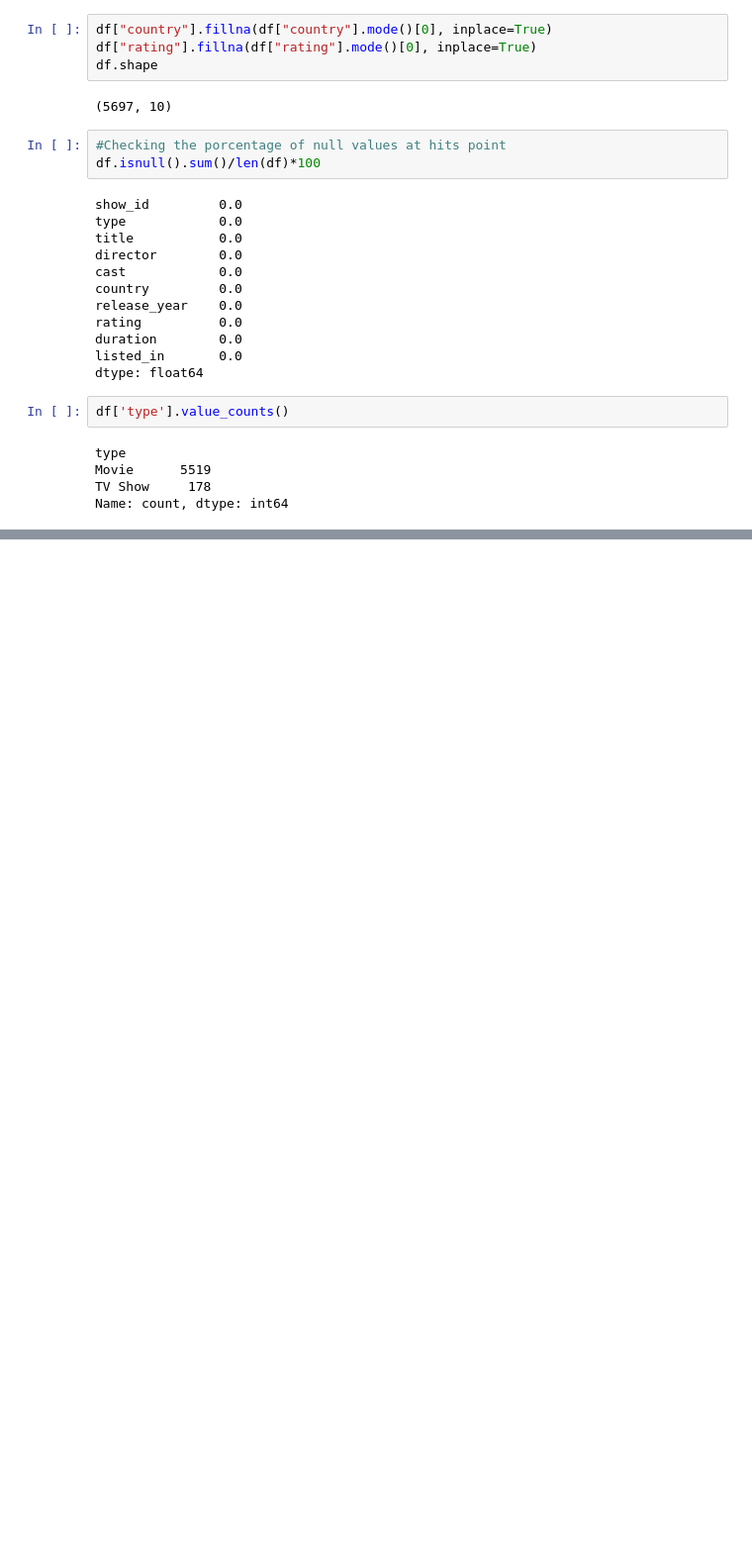
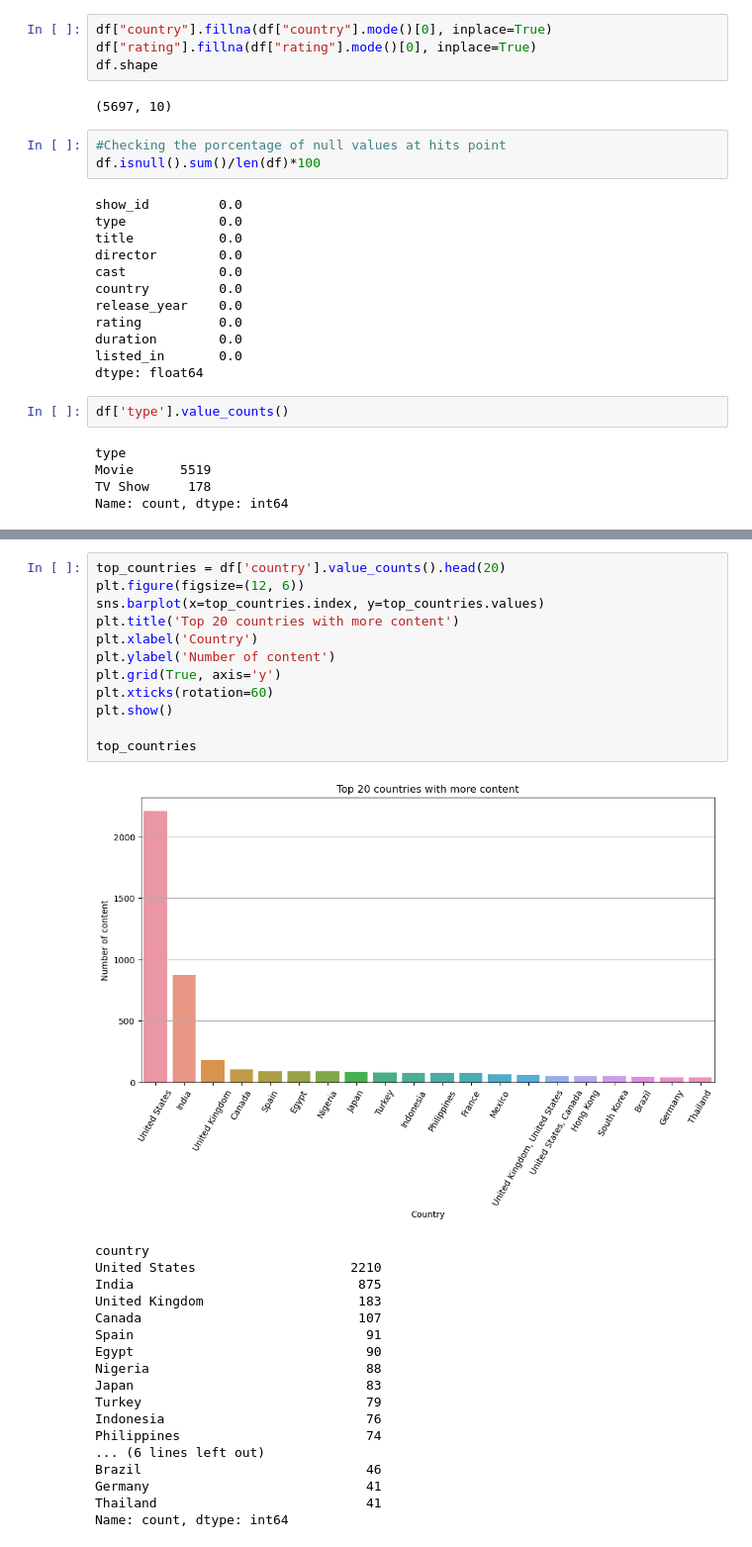
Before and after one commit to Mousumi-Deb/Python-Projects, a Jupyter notebook: Netflix-titles-Analysis/show_analysis.ipynb, the cells around one changed output, grey strips where cells are left out. Shown at 99% size. Drawn from its saved outputs; the diff is of its cells as text; blank space fills up the shorter version.

Commit message:
added visualization on file

```diff
--- a/Netflix-titles-Analysis/show_analysis.ipynb
+++ b/Netflix-titles-Analysis/show_analysis.ipynb
@@ -166,0 +191,31 @@ Name: count, dtype: int64
+# %%
+top_countries = df['country'].value_counts().head(20)
+plt.figure(figsize=(12, 6))
+sns.barplot(x=top_countries.index, y=top_countries.values)
+plt.title('Top 20 countries with more content')
+plt.xlabel('Country')
+plt.ylabel('Number of content')
+plt.grid(True, axis='y')
+plt.xticks(rotation=60)
+plt.show()
+
+top_countries
+# %% [output]
+[figure, added]
+country
+United States                    2210
+India                             875
+United Kingdom                    183
+Canada                            107
+Spain                              91
+Egypt                              90
+Nigeria                            88
+Japan                              83
+Turkey                             79
+Indonesia                          76
+Philippines                        74
+... (6 lines left out)
+Brazil                             46
+Germany                            41
+Thailand                           41
+Name: count, dtype: int64
```
Also changed, not shown: parts of 6 cells of this notebook.
